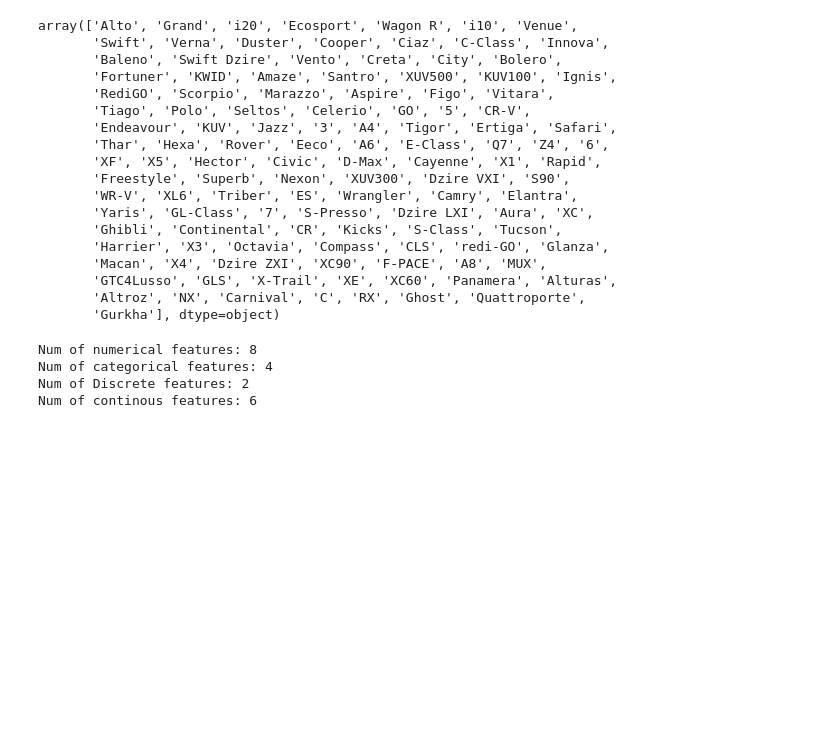
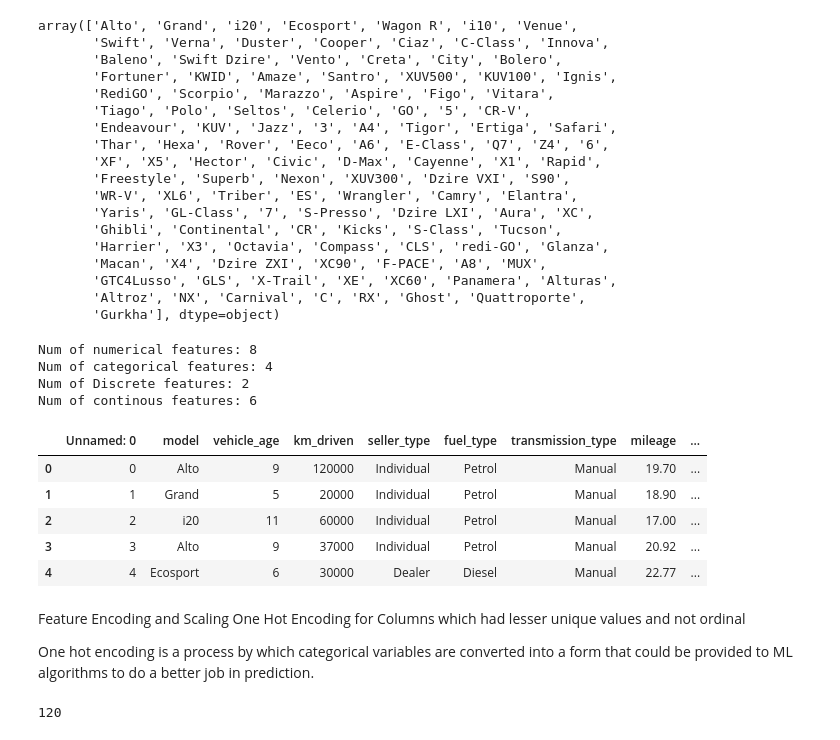
Before and after one commit to niharraju4/Random_Forest-ML-, a Jupyter notebook: Regression_random_forest.ipynb, the cells around one changed output. Cells and saved outputs as stored; diff of their text form; code cells hidden in the pictures; blank space fills up the shorter version.

```diff
--- a/Regression_random_forest.ipynb
+++ b/Regression_random_forest.ipynb
@@ -153,0 +157,18 @@ Num of continous features: 6
+# %%
+X.head()
+# %% [output]
+|  | Unnamed: 0 | model | vehicle_age | km_driven | seller_type | fuel_type | transmission_type | mileage | ... |
+| 0 | 0 | Alto | 9 | 120000 | Individual | Petrol | Manual | 19.70 | ... |
+| 1 | 1 | Grand | 5 | 20000 | Individual | Petrol | Manual | 18.90 | ... |
+| 2 | 2 | i20 | 11 | 60000 | Individual | Petrol | Manual | 17.00 | ... |
+| 3 | 3 | Alto | 9 | 37000 | Individual | Petrol | Manual | 20.92 | ... |
+| 4 | 4 | Ecosport | 6 | 30000 | Dealer | Diesel | Manual | 22.77 | ... |
+# %% [markdown]
+Feature Encoding and Scaling
+One Hot Encoding for Columns which had lesser unique values and not ordinal
+
+One hot encoding is a process by which categorical variables are converted into a form that could be provided to ML algorithms to do a better job in prediction.
+# %%
+len(df['model'].unique())
+# %% [output]
+120
```
Also changed, not shown: parts of 11 cells of this notebook.
